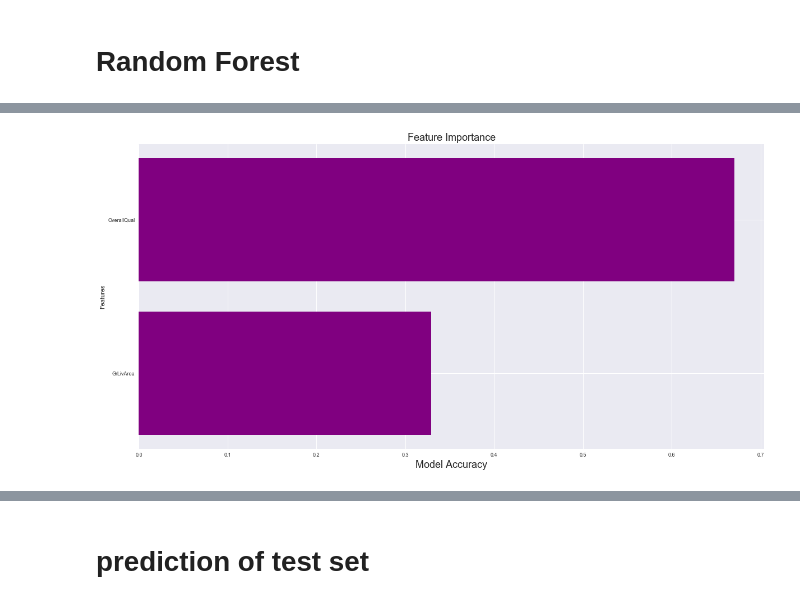
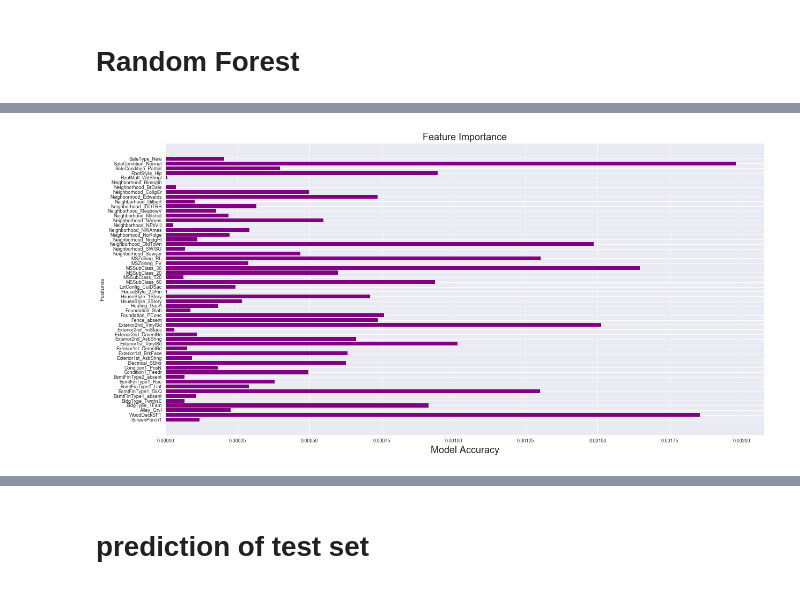
Before and after one commit to mariannapetrova/Kaggle_house-prices, a Jupyter notebook: Houses_ML and submission.ipynb, the cells around one changed output, grey strips where cells are left out. Cells and saved outputs as stored; diff of their text form; code cells hidden in the pictures.

```diff
--- a/Houses_ML and submission.ipynb
+++ b/Houses_ML and submission.ipynb
@@ -14,4 +31,6 @@ plt.scatter(y = train.SalePrice, x= train.GrLivArea)
 <matplotlib.collections.PathCollection at 0x...>
 [figure]
 # %%
-names= train.drop(features_todrop, axis = 1).drop(["SalePrice", "Id"], axis = 1).columns
+#names= train.drop(features_todrop, axis = 1).drop(["SalePrice", "Id"], axis = 1).columns   ##'BsmtFinSFtot', 'BsmtUnfSF', 'TotalBsmtSF'
+names = train.drop(["SalePrice", "Id", 'GrLivArea', 'BsmtFullBath', 'BsmtHalfBath', 'ExterCond', 'Fireplaces', 'Functional',
+                'GarageCond', 'HalfBath', 'KitchenAbvGr', 'LandSlope', 'MiscVal'], axis = 1).columns
@@ -26,3 +43,10 @@ train.SalePrice = train.SalePrice.apply(lambda x: log10(x))
+# %%
+#excludes the insignificant categorials
+y = train.SalePrice.values
+X = train.drop(["SalePrice", "Id", 'GrLivArea', 'BsmtFullBath', 'BsmtHalfBath', 'ExterCond', 'Fireplaces', 'Functional',
+                'GarageCond', 'HalfBath', 'KitchenAbvGr', 'LandSlope', 'MiscVal', 'BsmtUnfSF',  'GarageArea'], axis = 1).values
+#X = train.drop(["SalePrice", "Id", 'GrLivArea', 'BsmtFinSFtot', 'BsmtUnfSF', 'TotalBsmtSF'], axis = 1).drop(features_todrop, axis = 1).values
+#X = train[['GrLivArea', 'OverallQual']].values
 # %%
 from sklearn.cross_validation import train_test_split
 X_train, X_test, y_train, y_test = train_test_split(X, y, test_size = 0.2)
@@ -98,18 +125,18 @@ plt.scatter(y_test, residuals)
 marks = train.drop(['SalePrice', "Id"], axis = 1).columns.tolist()
 # %%
 importance = regressor.feature_importances_
-imp = importance
+imp = importance[40:]
 pos = np.arange(len(imp))
 plt.figure(figsize=(20,10))
 plt.barh(pos, imp, align='center', color = 'purple')
 plt.title("Feature Importance", fontsize = 18)
 plt.xlabel("Model Accuracy", fontsize = 18)
 plt.ylabel("Features")
-plt.yticks(pos, names)
+plt.yticks(pos, names[40:])
 plt.tick_params(axis='both', which='major', labelsize=9)
 plt.grid(True)
 # %% [output]
-[figure, old version]
+[figure, new version]
 # %%
 features_f = pd.DataFrame(importance, names).reset_index()
 features_f.columns = ['Features', 'Score']
```
Also changed, not shown: parts of 28 cells of this notebook, 3 other files.
